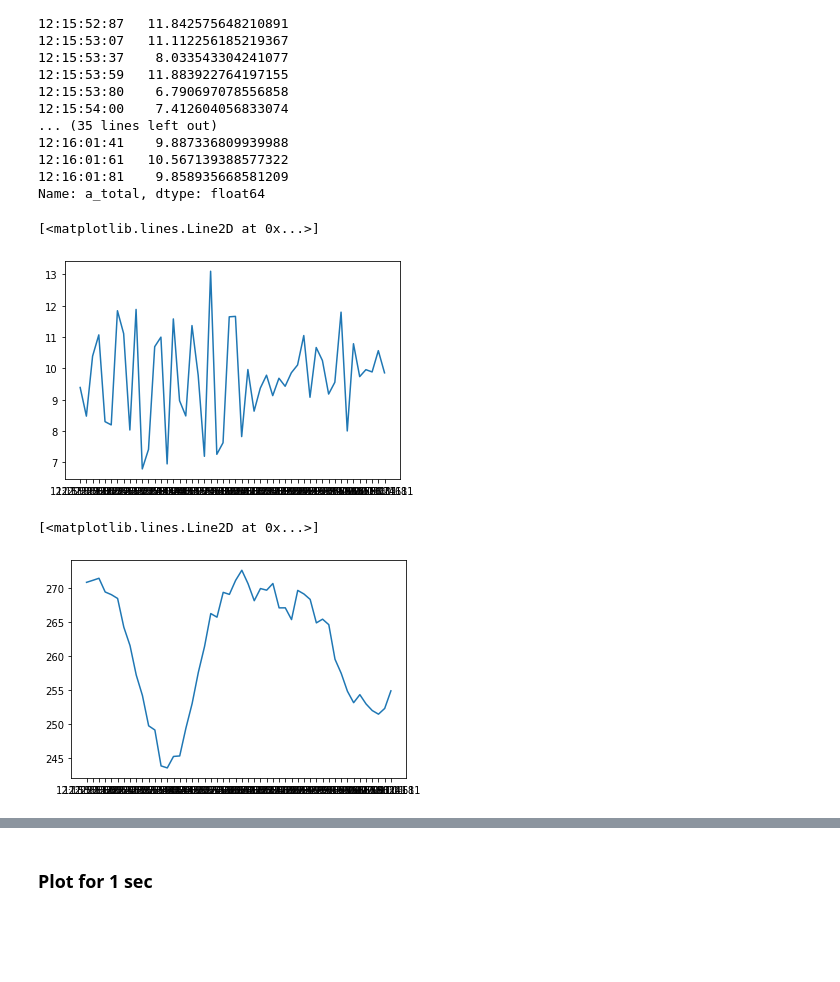
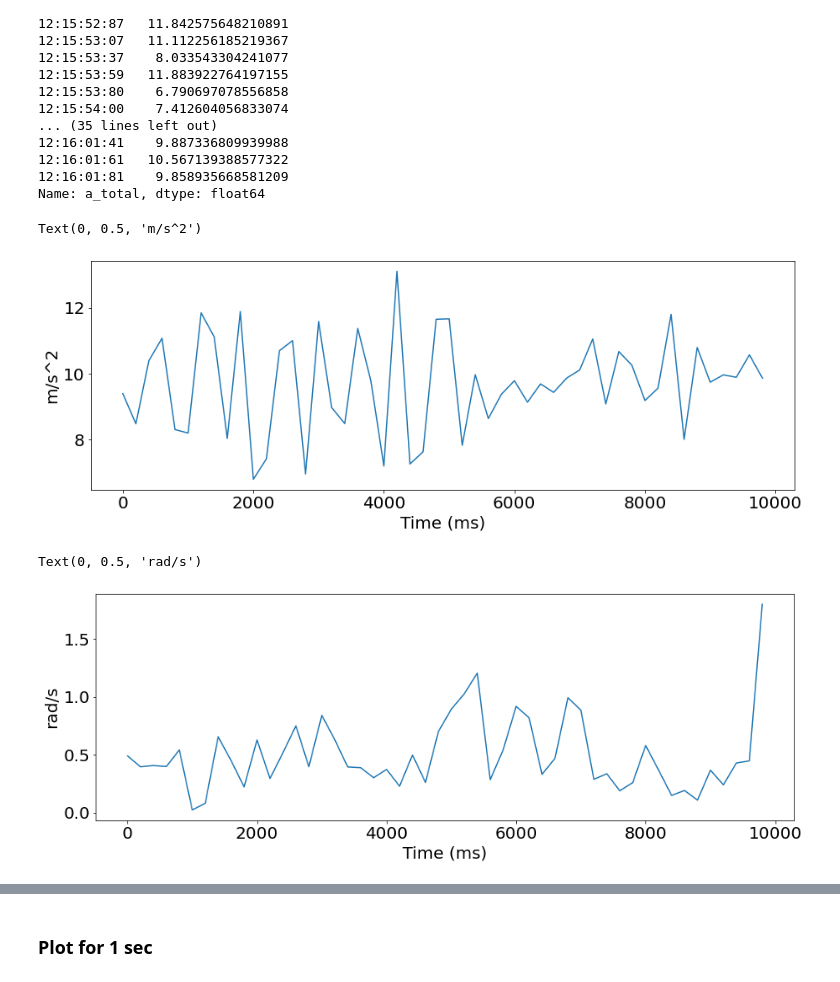
Before and after one commit to enacheandrei7/indoor-localization-dnn-knn-lstm, a Jupyter notebook: pdr_estimation_lstm/Data_vizualization_and_processing_testing.ipynb, the cells around one changed output, grey strips where cells are left out. Saved outputs shown, nothing was run; the diff lists cells and outputs as text; code cells hidden in the pictures; blank space fills up the shorter version.

```diff
--- a/pdr_estimation_lstm/Data_vizualization_and_processing_testing.ipynb
+++ b/pdr_estimation_lstm/Data_vizualization_and_processing_testing.ipynb
@@ -207,12 +337,44 @@ full_data_downsample_10['a_total'][:50]
 Name: a_total, dtype: float64
 # %%
 # [:100] = first 100 values, so 10 sec (100ms intervals * 100 values)
-plt.plot(full_data_downsample_10['a_total'][:50])
+# plt.plot(full_data_downsample_10['a_total'][:10])
+# plt.xlabel('Time')
+# plt.ylabel('Magnitude')
+
+font = {'family' : 'normal',
+        'size'   : 20}
+matplotlib.rc('font', **font)
+
+a_total = full_data_downsample_10['a_total'][:50].reset_index()
+a_total.drop(['index'], axis=1, inplace=True)
+a_total.index = a_total.index * 200
+a_total
+
+fig = plt.figure(figsize=(15,5))
+plt.plot(a_total)
+plt.xlabel('Time (ms)')
+plt.ylabel('m/s^2')
 # %% [output]
-[<matplotlib.lines.Line2D at 0x...>]
+Text(0, 0.5, 'm/s^2')
-[figure, old version]
+[figure, new version]
 # %%
-plt.plot(full_data_downsample_10['m_total'][:50])
+# plt.plot(full_data_downsample_10['m_total'][:10])
+# plt.xlabel('Time')
+# plt.ylabel('Magnitude')
+
+font = {'family' : 'normal',
+        'size'   : 20}
+matplotlib.rc('font', **font)
+
+a_total = full_data_downsample_10['g_total'][:50].reset_index()
+a_total.drop(['index'], axis=1, inplace=True)
+a_total.index = a_total.index * 200
+a_total
+
+fig = plt.figure(figsize=(15,5))
+plt.plot(a_total)
+plt.xlabel('Time (ms)')
+plt.ylabel('rad/s')
 # %% [output]
-[<matplotlib.lines.Line2D at 0x...>]
+Text(0, 0.5, 'rad/s')
-[figure, old version]
+[figure, new version]
```
Also changed, not shown: parts of 14 cells of this notebook, 13 other files.
